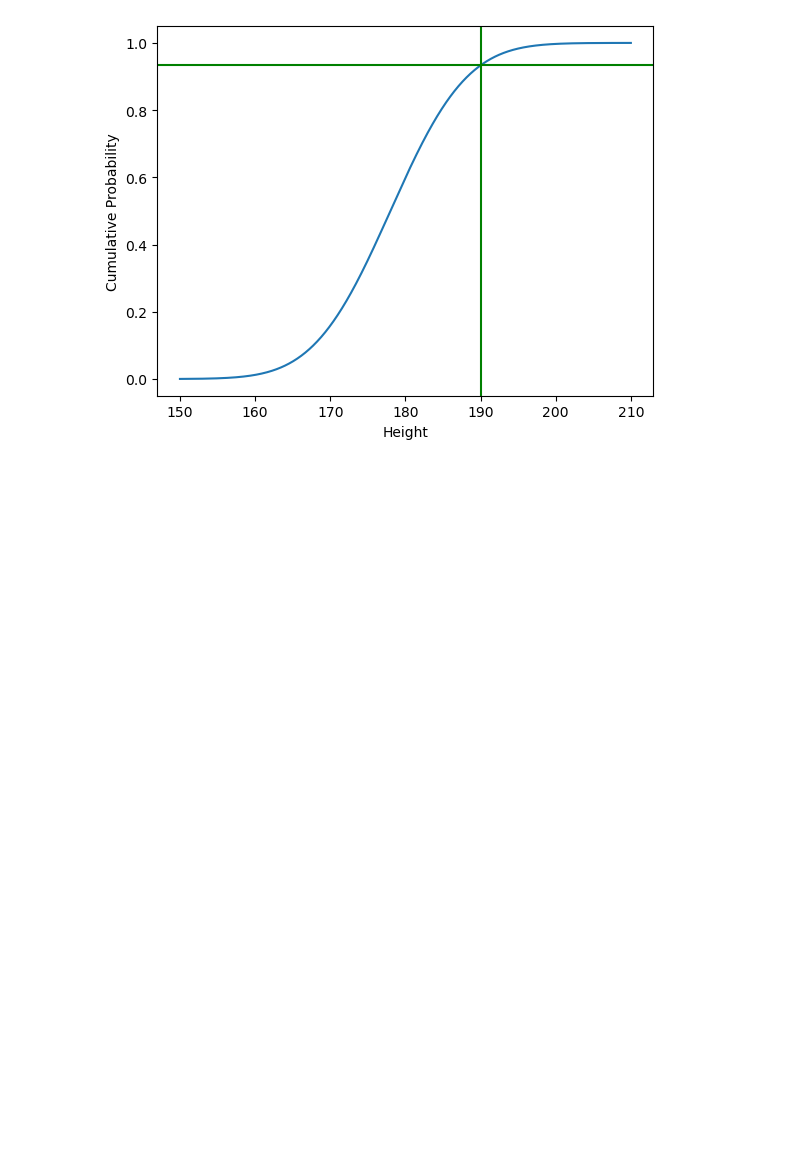
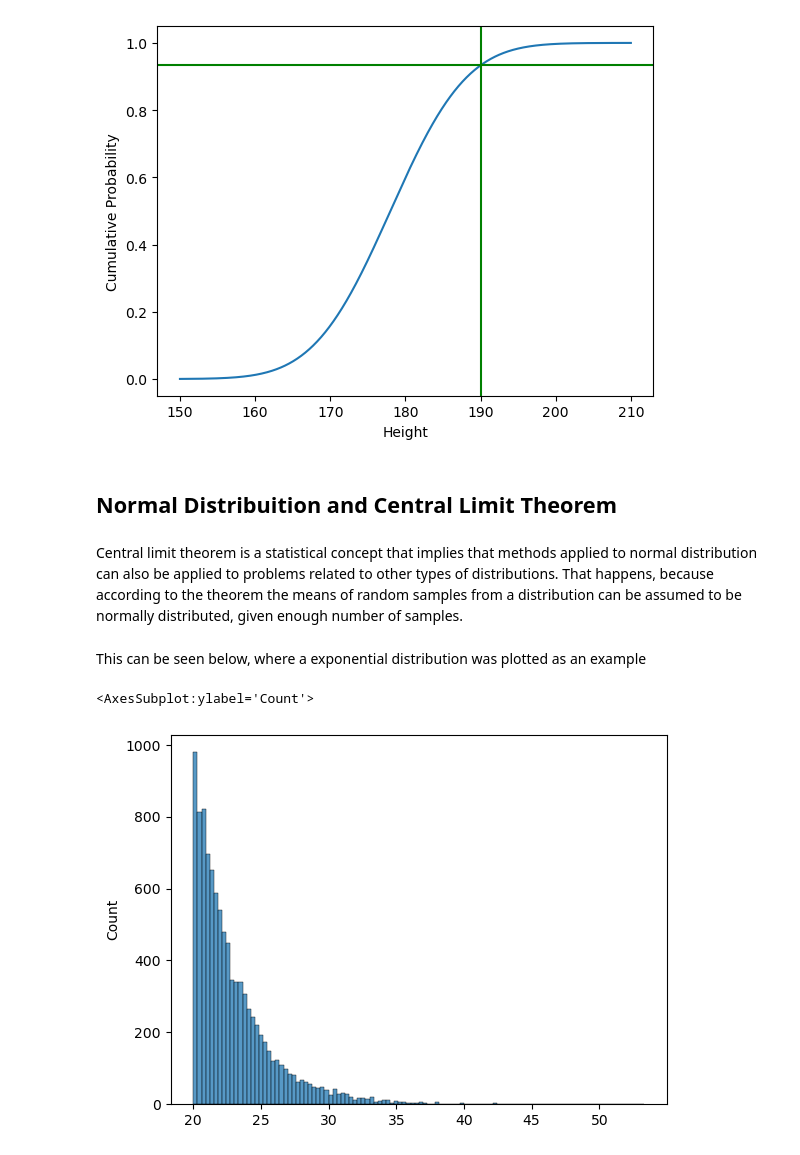
Before and after one commit to ReRiva/funddata-assessment, a Jupyter notebook: Assessment/normal-distribution-project.ipynb, the cells around one changed output. Saved outputs shown, nothing was run; the diff lists cells and outputs as text; code cells hidden in the pictures; blank space fills up the shorter version.

Commit message:
Central Limit

```diff
--- a/Assessment/normal-distribution-project.ipynb
+++ b/Assessment/normal-distribution-project.ipynb
@@ -161,3 +163,17 @@ plt.xlabel('Height')
 plt.show()
 # %% [output]
 [figure]
+# %% [markdown]
+## Normal Distribuition and Central Limit Theorem
+# %% [markdown]
+Central limit theorem is a statistical concept that implies that methods applied to normal distribution can also be applied to problems related to other types of distributions.
+That happens, because according to the theorem the means of random samples from a distribution can be assumed to be normally distributed, given enough number of samples.
+# %% [markdown]
+This can be seen below, where a exponential distribution was plotted as an example
+# %%
+#Exponential distribution Plot
+exp = stats.expon.rvs(loc=20, scale=3, size=10000)
+sns.histplot(exp)
+# %% [output]
+<AxesSubplot:ylabel='Count'>
+[figure, added]
```
Also changed, not shown: parts of 4 cells of this notebook.
